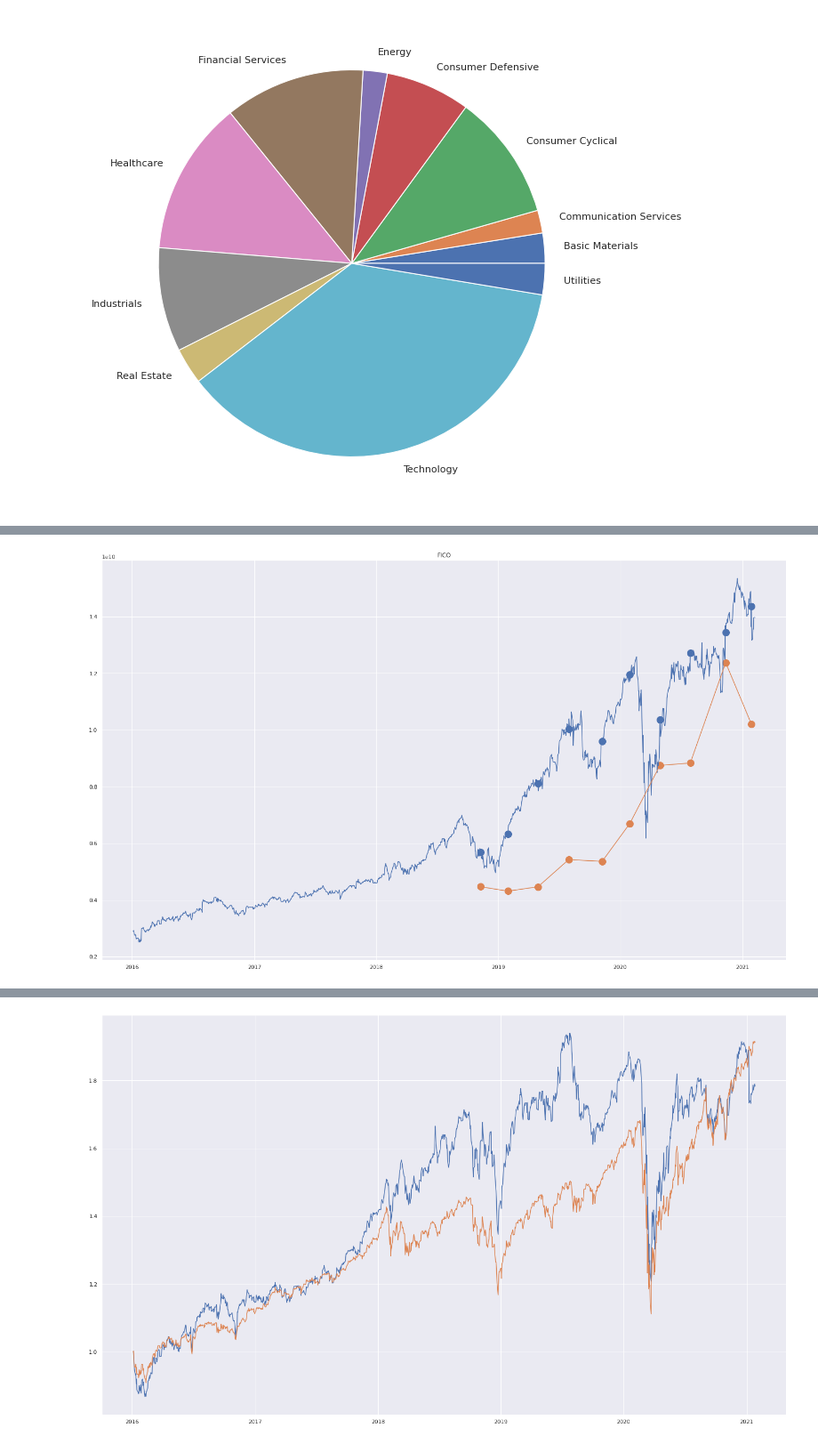
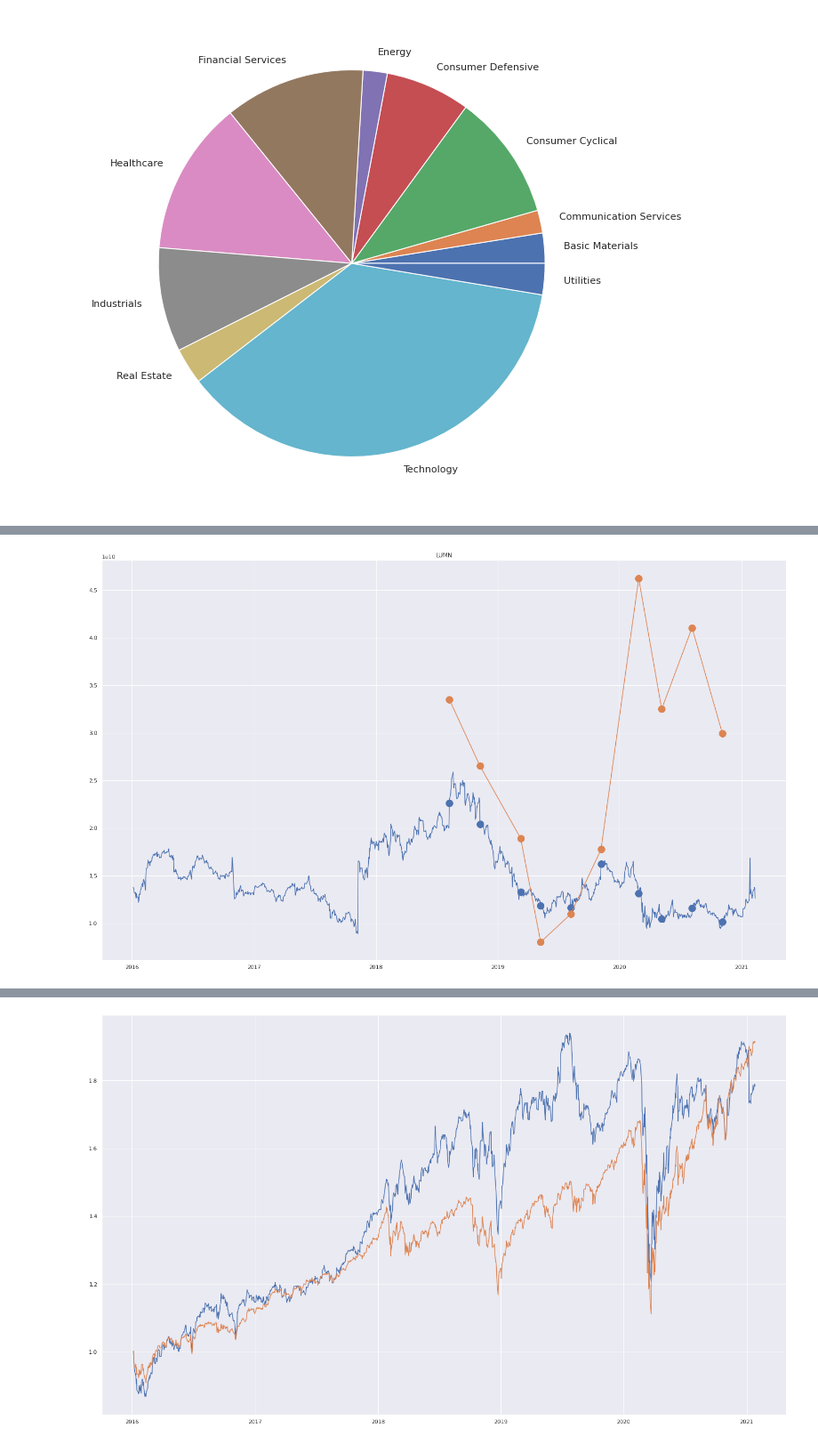
Before and after one commit to fartuk/ml_investment, a Jupyter notebook: my_portfolio.ipynb, the cells around one changed output, grey strips where cells are left out. Shown at 89% size. Drawn from its saved outputs; the diff is of its cells as text; code cells hidden in the pictures.

```diff
--- a/my_portfolio.ipynb
+++ b/my_portfolio.ipynb
@@ -45,9 +49,9 @@ url = form_quandl_url('datatables/SHARADAR/DAILY?ticker={ticker}', config)
 multi_ticker_download(url, my_tickers[:], '{}/cf1/daily'.format(config['data_path']), skip_exists=False)
 # %%
 tickers_df = pd.read_csv('{}/cf1/tickers.csv'.format(config['data_path']))
-# tickers_df = tickers_df[tickers_df['currency']=='USD']
-# tickers_df = tickers_df[tickers_df['scalemarketcap'].apply(lambda x: x in ['4 - Mid', '5 - Large', '6 - Mega'])]
-# ticker_list = tickers_df['ticker'].unique().tolist()
+tickers_df = tickers_df[tickers_df['currency']=='USD']
+tickers_df = tickers_df[tickers_df['scalemarketcap'].apply(lambda x: x in ['4 - Mid', '5 - Large', '6 - Mega'])]
+ticker_list = tickers_df['ticker'].unique().tolist()
 # %%
 tickers_df[tickers_df['ticker'] == 'OZON']
 # %% [output]
@@ -159,20 +143,20 @@ last_quarter_df[last_quarter_df['sector']=='Technology'][:30]
 | 282 | MSP | 2020-11-23 | 4.345910e+09 | 3.395590e+09 | Technology | NYSE | Services-Prepackaged Software | 0.781330 | 4.061000e+09 | ... |
 | 286 | FICO | 2021-01-28 | 1.435932e+10 | 1.020834e+10 | Technology | NYSE | Services-Business Services Nec | 0.710921 | 1.397250e+10 | ... |
 # %%
-ticker = 'FICO'
+ticker = 'LUMN'
 
 daily_df = load_cf1_df('{}/cf1/daily/{}.json'.format(config['data_path'], ticker))
 X_curr = X[X['ticker']==ticker]
 pred_curr = pred_df[pred_df['ticker']==ticker]
 
 
 plt.figure(figsize=(25,15))
 plt.title(ticker)
 plt.plot([np.datetime64(x) for x in daily_df['date']][::-1], daily_df['marketcap'].values[::-1] * 1e6)
 plt.scatter([np.datetime64(x) for x in X_curr['date']][::-1], X_curr['marketcap'].values[::-1], s=200)
 plt.scatter([np.datetime64(x) for x in pred_curr['date']][::-1], pred_curr['pred_marketcap'].values[::-1], s=200)
 plt.plot([np.datetime64(x) for x in pred_curr['date']][::-1], pred_curr['pred_marketcap'].values[::-1])
 plt.show()
 # %% [output]
-[figure, old version]
+[figure, new version]
 # %%
```
Also changed, not shown: parts of 4 cells of this notebook, 5 other files.
